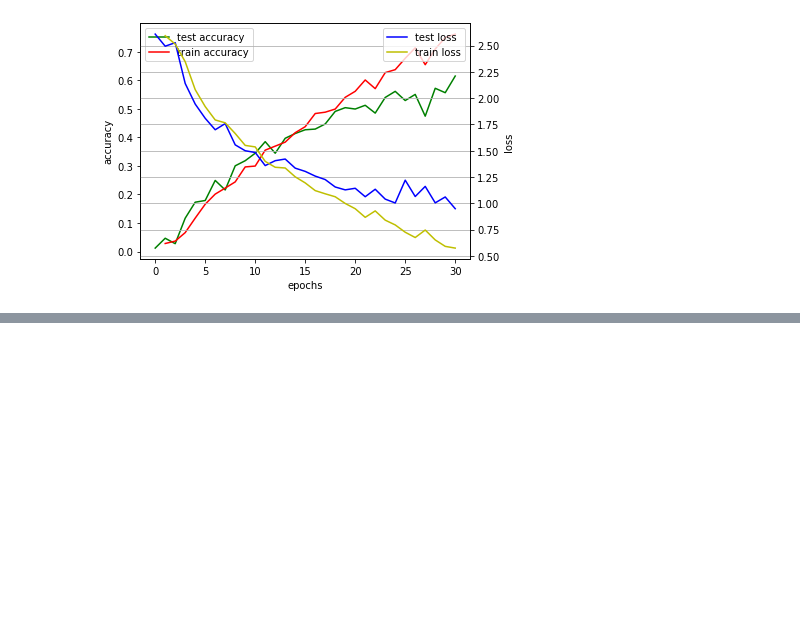
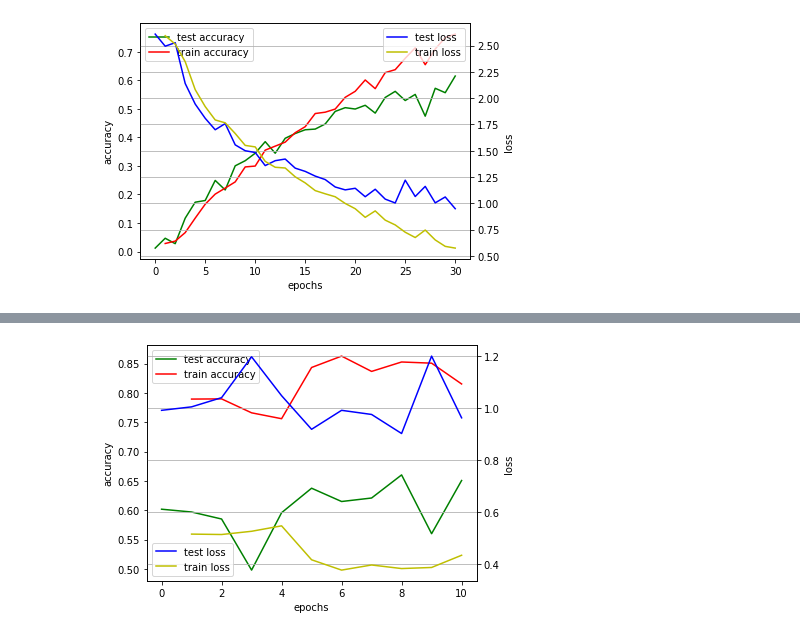
Before and after one commit to 1337Eddy/PruningBirdNet, a Jupyter notebook: visualizations.ipynb, the cells around one changed output, grey strips where cells are left out. Saved outputs shown, nothing was run; the diff lists cells and outputs as text; code cells hidden in the pictures; blank space fills up the shorter version.

```diff
--- a/visualizations.ipynb
+++ b/visualizations.ipynb
@@ -184,0 +195,4 @@ Korrelationskoeffizient scaling factor - Durschnitt bn layer 2: 0.49079089086014
+# %%
+plot_graphs("models/birdnet/pruned/no_padd_00channel_40blockbirdnet_final.pt", "images/train_no_padd_00channel_40blockbirdnet")
+# %% [output]
+[figure, added]
```
Also changed, not shown: parts of 47 cells of this notebook, 2 other files.
